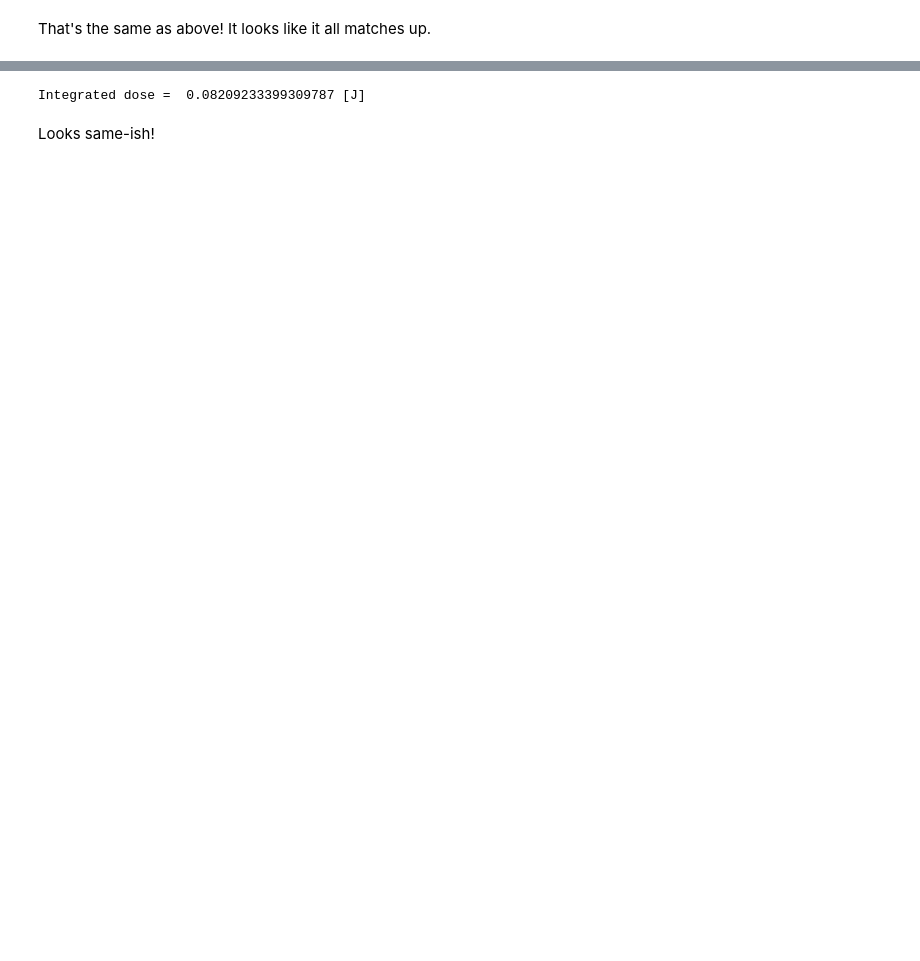
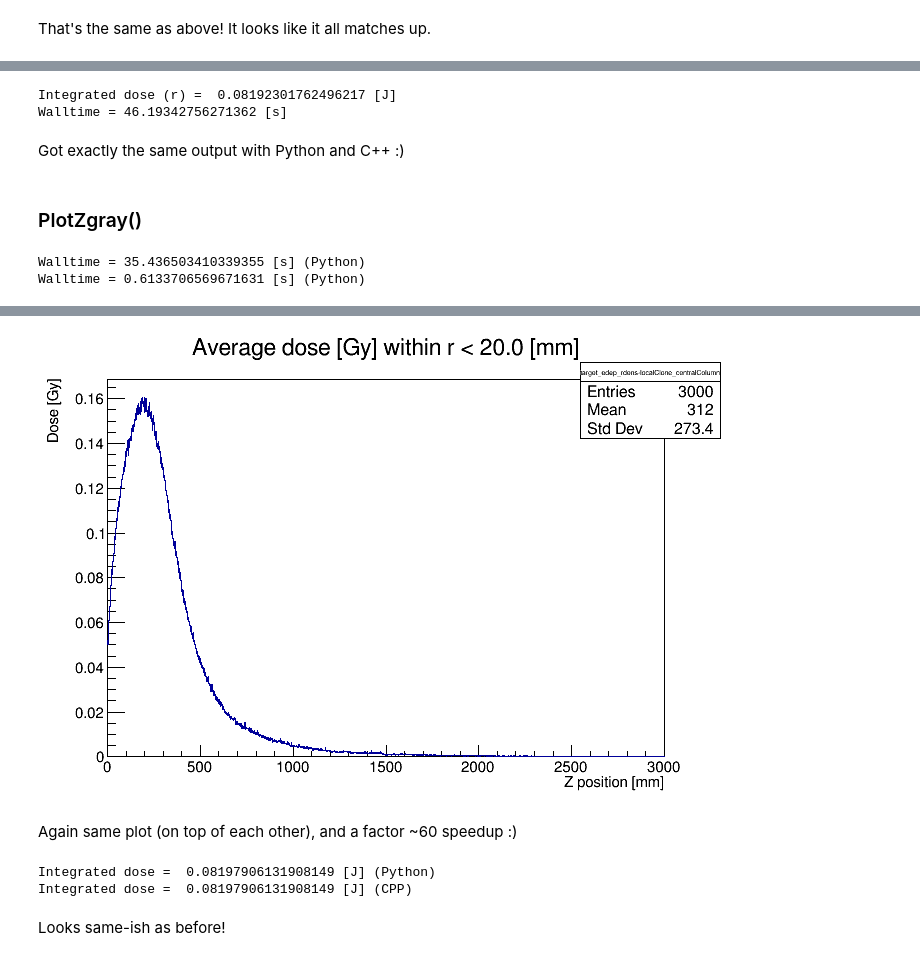
Before and after one commit to kyrsjo/MiniScatter, a Jupyter notebook: examples/DoseDeposition_unitsCheck.ipynb, the cells around one changed output, grey strips where cells are left out. Cells and saved outputs as stored; diff of their text form; code cells hidden in the pictures; blank space fills up the shorter version.

```diff
--- a/examples/DoseDeposition_unitsCheck.ipynb
+++ b/examples/DoseDeposition_unitsCheck.ipynb
@@ -253,0 +283,51 @@ c5.Draw()
+# %%
+#Let's integrate that back again to see that we can find back the total deposited energy.
+
+t1 = time.time()
+
+rzScaled_eCPP_integral = 0.0;
+for rIdx in range(1,rzScaled_eCPP.GetNbinsY()):
+    dA = np.pi*(rzScaled_eCPP.GetYaxis().GetBinUpEdge(rIdx)**2 - rzScaled_eCPP.GetYaxis().GetBinLowEdge(rIdx)**2) #[mm^2]
+    for zIdx in range(1,rzScaled_eCPP.GetNbinsX()):
+        dZ = rzScaled_eCPP.GetXaxis().GetBinUpEdge(zIdx)-rzScaled_eCPP.GetXaxis().GetBinLowEdge(zIdx) #[mm]
+        dV = dA*dZ*1e-3 #[cm^3]
+        rzScaled_eCPP_integral += rzScaled_eCPP.GetBinContent(zIdx,rIdx)*scaleFactor_density*dV
+print("Integrated dose (r) = ", rzScaled_eCPP_integral, "[J]")
+
+t2 = time.time()
+dt = t2-t1
+print("Walltime =", dt, "[s]")
+# %% [output]
+Integrated dose (r) =  0.08192301762496217 [J]
+Walltime = 46.19342756271362 [s]
+# %% [markdown]
+Got exactly the same output with Python and C++ :)
+# %% [markdown]
+### PlotZgray()
+# %%
+# Let's try the plotZgray routine
+
+t1 = time.time()
+
+rMaxPy = rzScaled_ePy.GetYaxis().GetBinUpEdge(rzScaled_ePy.GetNbinsY())
+zGrayPy  = miniScatterPlots.plotZgray(rzScaled_ePy, rMaxPy, forcePython=True)
+
+t2 = time.time()
+dt = t2-t1
+print("Walltime =", dt, "[s] (Python)")
+
+t1 = time.time()
+rMaxCPP = rzScaled_ePy.GetYaxis().GetBinUpEdge(rzScaled_eCPP.GetNbinsY())
+zGrayCPP = miniScatterPlots.plotZgray(rzScaled_eCPP, rMaxCPP, forcePython=False)
+
+t2 = time.time()
+dt = t2-t1
+print("Walltime =", dt, "[s] (Python)")
+
+c5 = ROOT.TCanvas()
+zGrayPy.Draw()
+zGrayCPP.Draw("same")
+c5.Draw()
+# %% [output]
+Walltime = 35.436503410339355 [s] (Python)
+Walltime = 0.6133706569671631 [s] (Python)
@@ -254,9 +335,14 @@ c5.Draw()
+[figure, added]
+# %% [markdown]
+Again same plot (on top of each other), and a factor ~60 speedup :)
 # %%
 #Can we get back the energy?
 
 #Remember mm -> cm
-print("Integrated dose = ", zGray.Integral("width")*(np.pi*rMax**2)*1e-3 * scaleFactor_density, "[J]")
+print("Integrated dose = ", zGrayPy. Integral("width")*(np.pi*rMaxPy **2)*1e-3 * scaleFactor_density, "[J] (Python)")
+print("Integrated dose = ", zGrayCPP.Integral("width")*(np.pi*rMaxCPP**2)*1e-3 * scaleFactor_density, "[J] (CPP)")
 # %% [output]
-Integrated dose =  0.08209233399309787 [J]
+Integrated dose =  0.08197906131908149 [J] (Python)
+Integrated dose =  0.08197906131908149 [J] (CPP)
 # %% [markdown]
-Looks same-ish!
+Looks same-ish as before!
```
Also changed, not shown: parts of 18 cells of this notebook, 4 other files.
